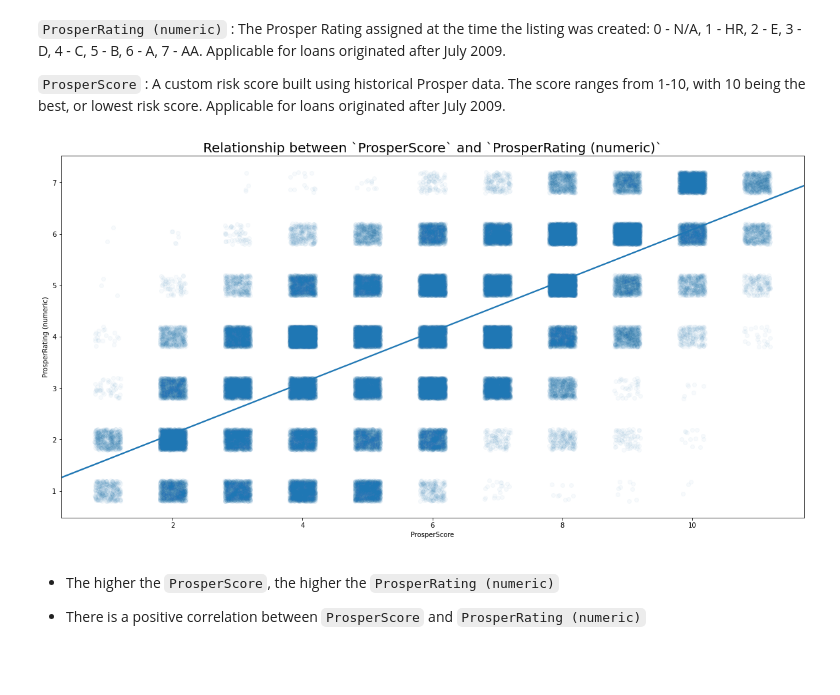
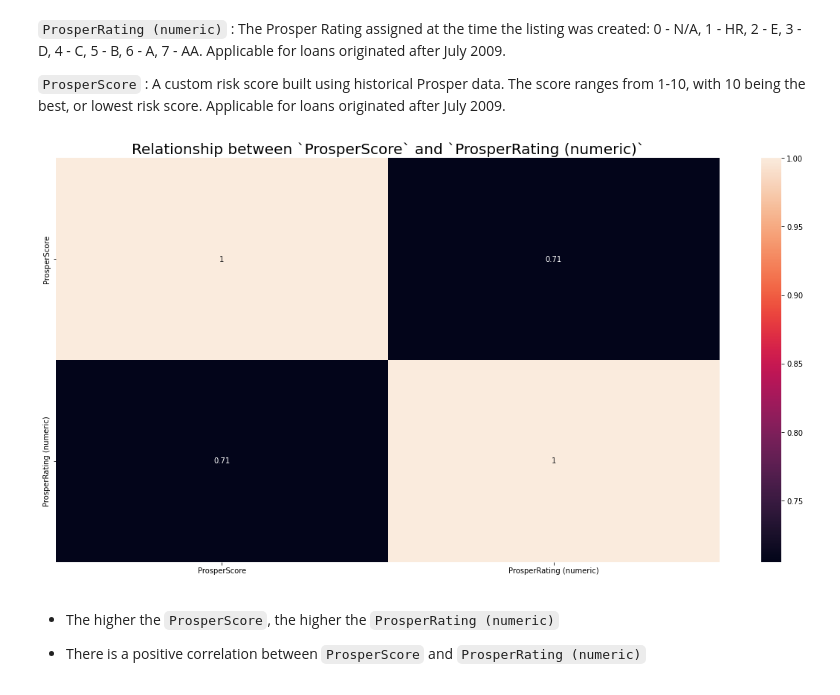
Before and after one commit to temajozias/Udacity-DataAnalystND-P3-Communicate-Data-Findings, a Jupyter notebook: prosperLoanData_part1_exploratory.ipynb, the cells around one changed output. Drawn from its saved outputs; the diff is of its cells as text; code cells hidden in the pictures; blank space fills up the shorter version.

```diff
--- a/prosperLoanData_part1_exploratory.ipynb
+++ b/prosperLoanData_part1_exploratory.ipynb
@@ -501,10 +501,12 @@ plt.title('Relationship between `ProsperRating (Alpha)` and `ProsperScore`', fon
 # %%
 color = sns.color_palette()[0]
 plt.figure(figsize = (20, 10));
-sns.regplot(data=prosperLoanData, x='ProsperScore', y='ProsperRating (numeric)', x_jitter=0.2, y_jitter=0.2, truncate=False, scatter_kws={'alpha': 1/30});
+df = prosperLoanData[['ProsperScore', 'ProsperRating (numeric)']].corr()
+sns.heatmap(data=df, annot=True)
+#sns.regplot(data=prosperLoanData, x='ProsperScore', y='ProsperRating (numeric)', x_jitter=0.2, y_jitter=0.2, truncate=False, scatter_kws={'alpha': 1/30});
 plt.title('Relationship between `ProsperScore` and `ProsperRating (numeric)`', fontdict={'fontsize': 20});
 # %% [output]
-[figure, old version]
+[figure, new version]
 # %% [markdown]
 - The higher the `ProsperScore`, the higher the `ProsperRating (numeric)`
 
```
Also changed, not shown: parts of 4 cells of this notebook, 5 other files.
